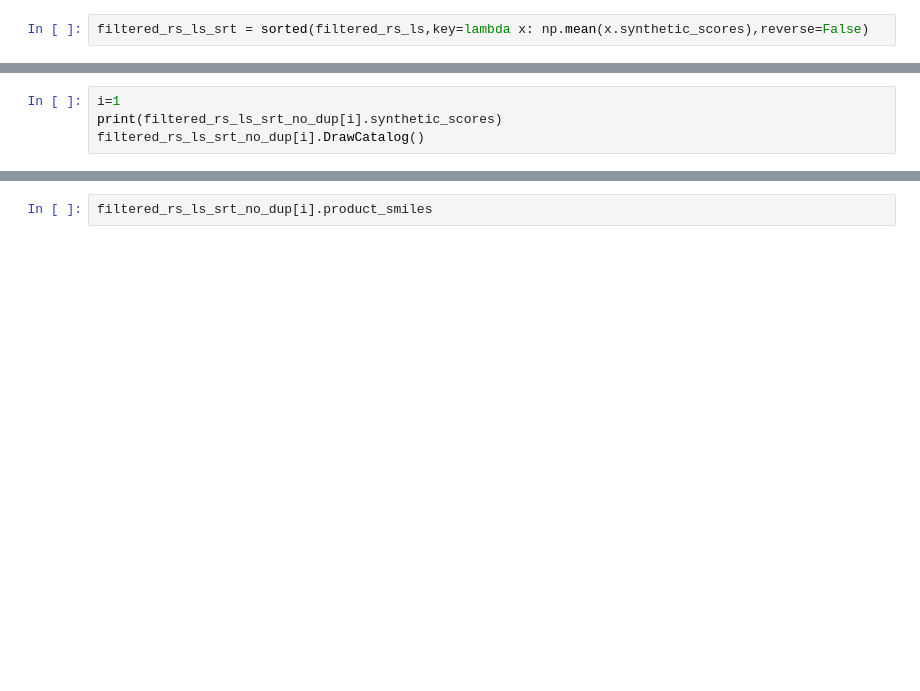
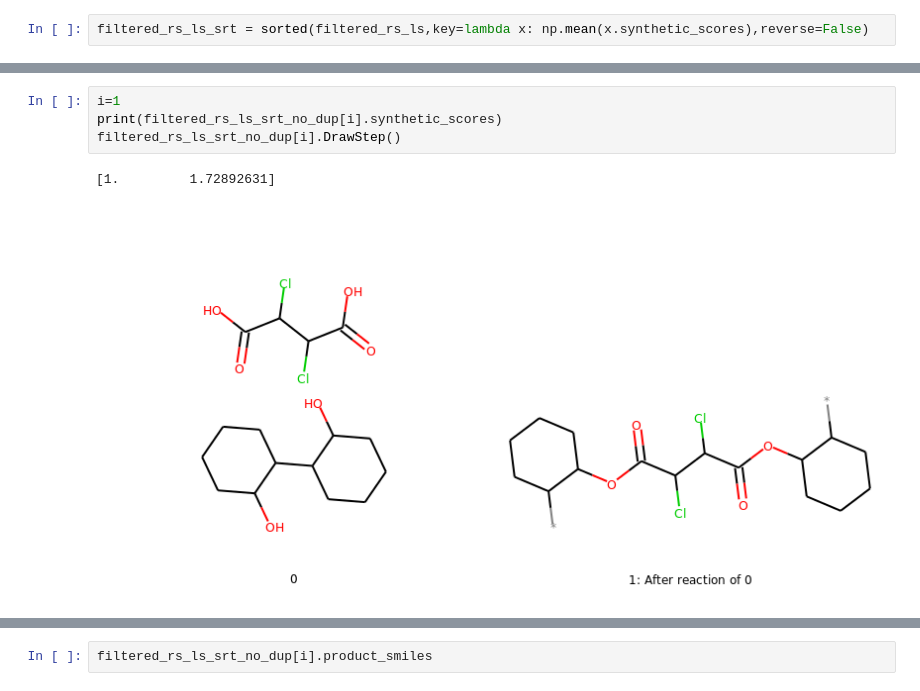
Before and after one commit to rishigurnani/hMOFs-Snurr, a Jupyter notebook: fall20_mse_8803_2.ipynb, the cells around one changed output, grey strips where cells are left out. Saved outputs shown, nothing was run; the diff lists cells and outputs as text; blank space fills up the shorter version.

```diff
--- a/fall20_mse_8803_2.ipynb
+++ b/fall20_mse_8803_2.ipynb
@@ -661,7 +681,10 @@ filtered_rs_ls_srt_no_dup[0].reactant_frag_smiles
 # %%
 i=1
 print(filtered_rs_ls_srt_no_dup[i].synthetic_scores)
-filtered_rs_ls_srt_no_dup[i].DrawCatalog()
+filtered_rs_ls_srt_no_dup[i].DrawStep()
+# %% [output]
+[1.         1.72892631]
+[figure, added]
 # %%
 i=2
 print(filtered_rs_ls_srt_no_dup[i].synthetic_scores)
```
Also changed, not shown: parts of 87 cells of this notebook, 3 other files.
